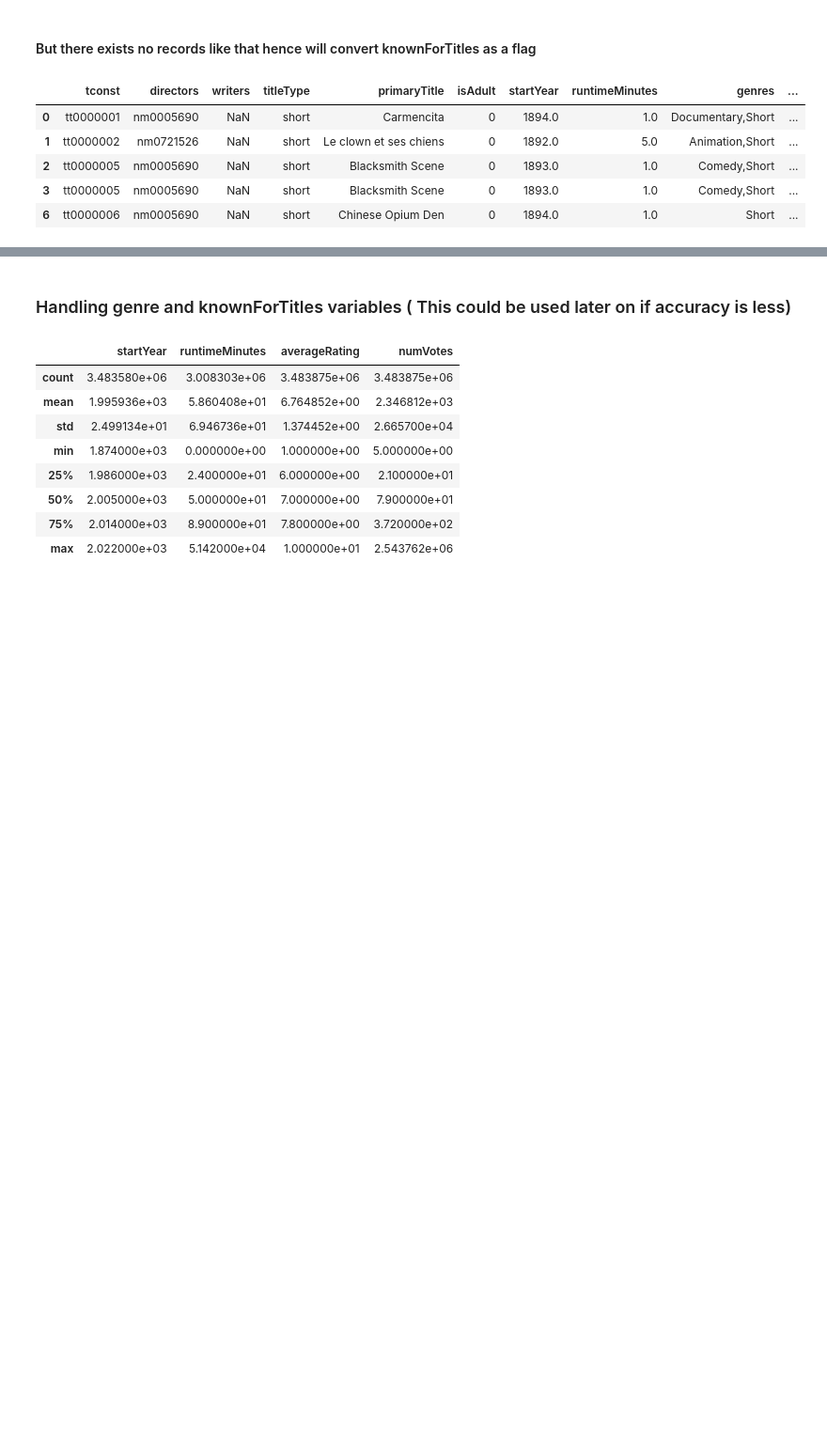
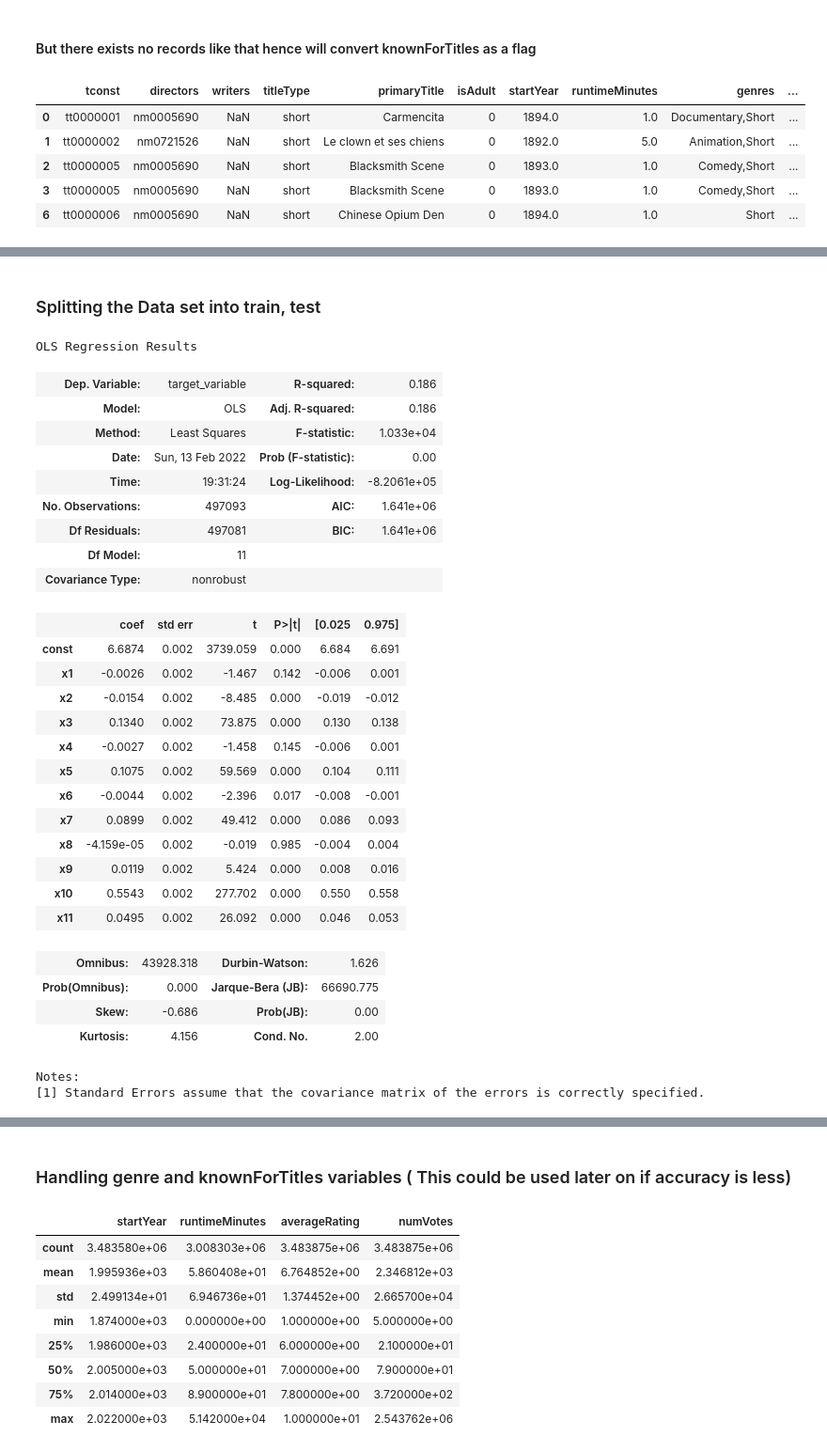
Before and after one commit to vishaalshiva/Imdbdataset, a Jupyter notebook: Univariate,Bivariate Analysis & Modeling.ipynb, the cells around one changed output, grey strips where cells are left out. Shown: that part at 94% size. Saved outputs shown, nothing was run; the diff lists cells and outputs as text; code cells hidden in the pictures; blank space fills up the shorter version.

```diff
--- a/Univariate,Bivariate Analysis & Modeling.ipynb
+++ b/Univariate,Bivariate Analysis & Modeling.ipynb
@@ -178,0 +305,3 @@ df.head()
+# %%
+df['primaryTitle'] = (df['primaryTitle'] - df['primaryTitle'].min()) / (df['primaryTitle'].max() - df['primaryTitle'].min())
+df['genres'] = (df['genres'] - df['genres'].min()) / (df['genres'].max() - df['genres'].min())
@@ -178,0 +317,2 @@ df.head()
+# %% [markdown]
+### Splitting the Data set into train, test
@@ -178,0 +334,36 @@ df.head()
+# %%
+import statsmodels.api as sm
+
+X_constant = sm.add_constant(X)
+lin_reg = sm.OLS(y,X_constant).fit()
+lin_reg.summary()
+# %% [output]
+OLS Regression Results
+| Dep. Variable: | target_variable | R-squared: | 0.186 |
+| Model: | OLS | Adj. R-squared: | 0.186 |
+| Method: | Least Squares | F-statistic: | 1.033e+04 |
+| Date: | Sun, 13 Feb 2022 | Prob (F-statistic): | 0.00 |
+| Time: | 19:31:24 | Log-Likelihood: | -8.2061e+05 |
+| No. Observations: | 497093 | AIC: | 1.641e+06 |
+| Df Residuals: | 497081 | BIC: | 1.641e+06 |
+| Df Model: | 11 |  |  |
+| Covariance Type: | nonrobust |  |  |
+|  | coef | std err | t | P>|t| | [0.025 | 0.975] |
+| const | 6.6874 | 0.002 | 3739.059 | 0.000 | 6.684 | 6.691 |
+| x1 | -0.0026 | 0.002 | -1.467 | 0.142 | -0.006 | 0.001 |
+| x2 | -0.0154 | 0.002 | -8.485 | 0.000 | -0.019 | -0.012 |
+| x3 | 0.1340 | 0.002 | 73.875 | 0.000 | 0.130 | 0.138 |
+| x4 | -0.0027 | 0.002 | -1.458 | 0.145 | -0.006 | 0.001 |
+| x5 | 0.1075 | 0.002 | 59.569 | 0.000 | 0.104 | 0.111 |
+| x6 | -0.0044 | 0.002 | -2.396 | 0.017 | -0.008 | -0.001 |
+| x7 | 0.0899 | 0.002 | 49.412 | 0.000 | 0.086 | 0.093 |
+| x8 | -4.159e-05 | 0.002 | -0.019 | 0.985 | -0.004 | 0.004 |
+| x9 | 0.0119 | 0.002 | 5.424 | 0.000 | 0.008 | 0.016 |
+| x10 | 0.5543 | 0.002 | 277.702 | 0.000 | 0.550 | 0.558 |
+| x11 | 0.0495 | 0.002 | 26.092 | 0.000 | 0.046 | 0.053 |
+| Omnibus: | 43928.318 | Durbin-Watson: | 1.626 |
+| Prob(Omnibus): | 0.000 | Jarque-Bera (JB): | 66690.775 |
+| Skew: | -0.686 | Prob(JB): | 0.00 |
+| Kurtosis: | 4.156 | Cond. No. | 2.00 |
+Notes:
+[1] Standard Errors assume that the covariance matrix of the errors is correctly specified.
```
Also changed, not shown: parts of 38 cells of this notebook.
